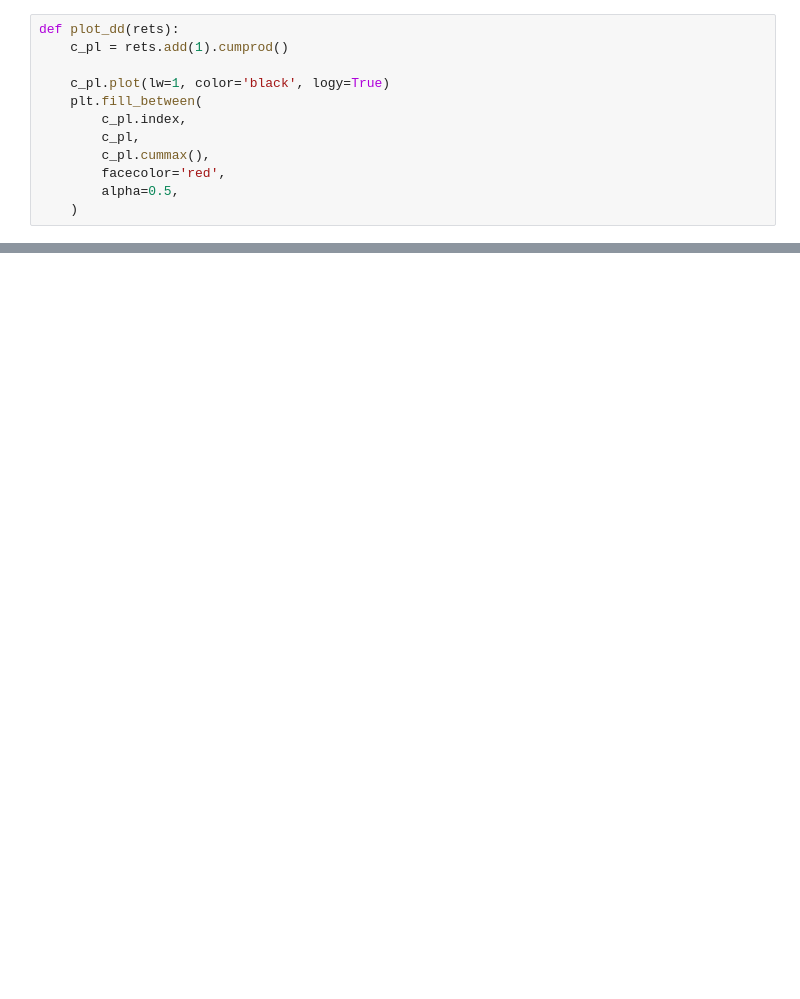
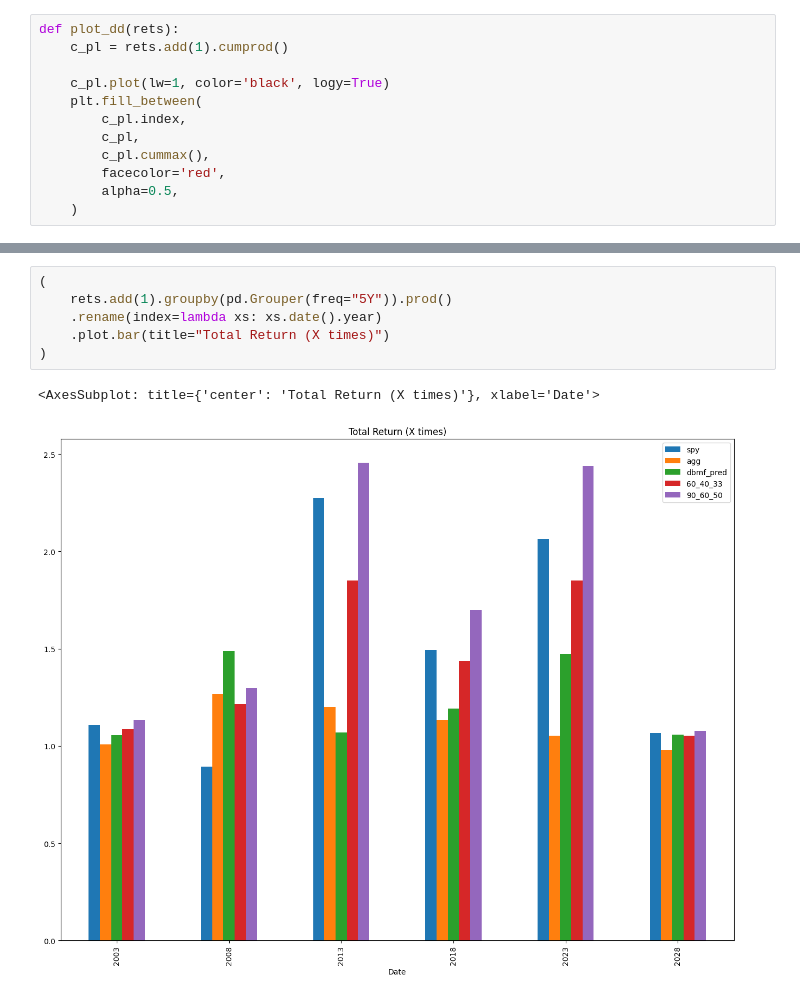
Before and after one commit to chiaolun/market-timing, a Jupyter notebook: Simple Diversification.ipynb, the cells around one changed output, grey strips where cells are left out. Saved outputs shown, nothing was run; the diff lists cells and outputs as text; blank space fills up the shorter version.

```diff
--- a/Simple Diversification.ipynb
+++ b/Simple Diversification.ipynb
@@ -94,2 +85,11 @@ all_rets = pd.DataFrame({
+# %%
+(
+    rets.add(1).groupby(pd.Grouper(freq="5Y")).prod()
+    .rename(index=lambda xs: xs.date().year)
+    .plot.bar(title="Total Return (X times)")
+)
+# %% [output]
+<AxesSubplot: title={'center': 'Total Return (X times)'}, xlabel='Date'>
+[figure, added]
 # %%
 (
```
Also changed, not shown: parts of 27 cells of this notebook, 1 other file.
